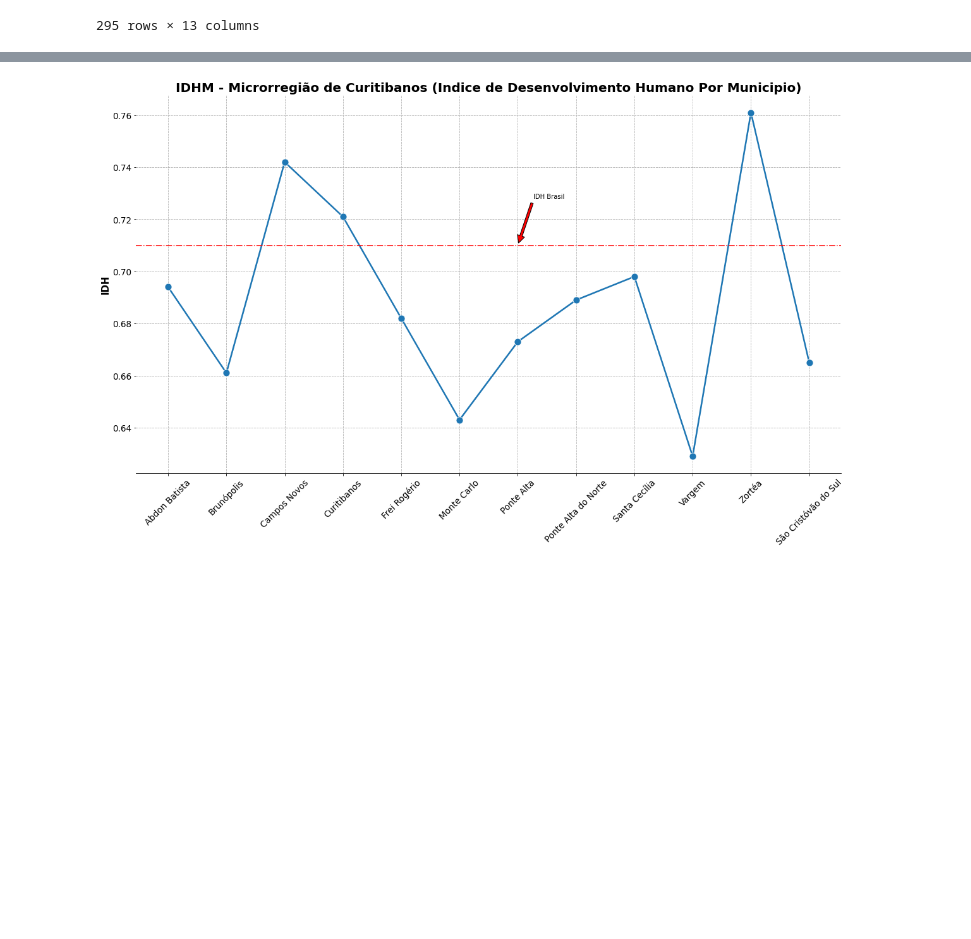
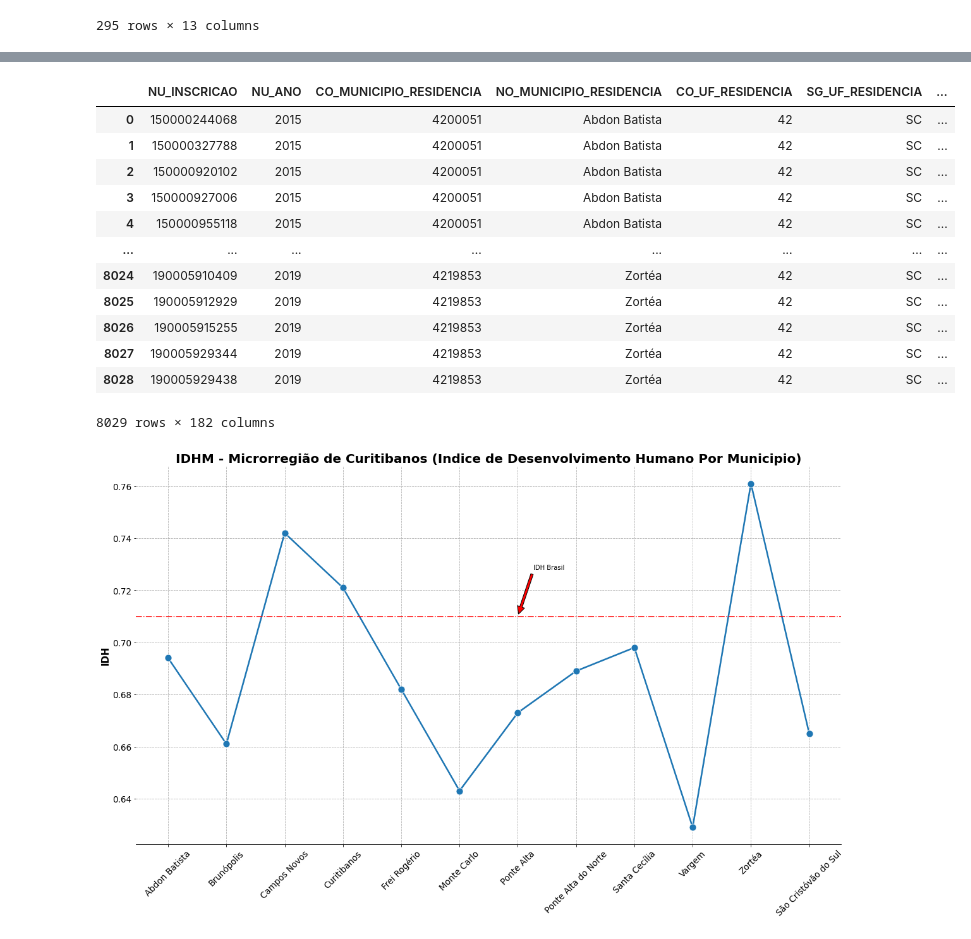
Before and after one commit to NophaieViscente/AnaliseDadosENEM, a Jupyter notebook: Analisando_Dados_da_Educação_ENEM_SC_Mesorregião_Serrana_|_Microrregião_de_Curitibanos.ipynb, the cells around one changed output, grey strips where cells are left out. Drawn from its saved outputs; the diff is of its cells as text; code cells hidden in the pictures; blank space fills up the shorter version.

```diff
--- a/Analisando_Dados_da_Educação_ENEM_SC_Mesorregião_Serrana_|_Microrregião_de_Curitibanos.ipynb
+++ b/Analisando_Dados_da_Educação_ENEM_SC_Mesorregião_Serrana_|_Microrregião_de_Curitibanos.ipynb
@@ -319,6 +319,24 @@ dados_IBGE_regiao_serrana
 # %%
 # Retirando as vírgulas e colocando ponto nas Strings IDHM
 dados_IBGE_regiao_serrana['IDHM'] = dados_IBGE_regiao_serrana['IDHM'].apply(lambda x : float(str(x).replace(',','.')))
+dados_IBGE_regiao_serrana['ESCOLARIZACAO'] = dados_IBGE_regiao_serrana['ESCOLARIZACAO'].apply(lambda x : float(str(x).replace(',','.')))
 dados_completos_ENEM_IBGE = pd.merge(dados_rs_sem_nota_zero, dados_IBGE_regiao_serrana,
                                      how='left',left_on=['CO_MUNICIPIO_RESIDENCIA'],right_on=['CODIGO_MUNICIPIO'])
+# %%
+# Conferindo a junção dos dois DataFrames()
+dados_completos_ENEM_IBGE
+# %% [output]
+|  | NU_INSCRICAO | NU_ANO | CO_MUNICIPIO_RESIDENCIA | NO_MUNICIPIO_RESIDENCIA | CO_UF_RESIDENCIA | SG_UF_RESIDENCIA | ... |
+| 0 | 150000244068 | 2015 | 4200051 | Abdon Batista | 42 | SC | ... |
+| 1 | 150000327788 | 2015 | 4200051 | Abdon Batista | 42 | SC | ... |
+| 2 | 150000920102 | 2015 | 4200051 | Abdon Batista | 42 | SC | ... |
+| 3 | 150000927006 | 2015 | 4200051 | Abdon Batista | 42 | SC | ... |
+| 4 | 150000955118 | 2015 | 4200051 | Abdon Batista | 42 | SC | ... |
+| ... | ... | ... | ... | ... | ... | ... | ... |
+| 8024 | 190005910409 | 2019 | 4219853 | Zortéa | 42 | SC | ... |
+| 8025 | 190005912929 | 2019 | 4219853 | Zortéa | 42 | SC | ... |
+| 8026 | 190005915255 | 2019 | 4219853 | Zortéa | 42 | SC | ... |
+| 8027 | 190005929344 | 2019 | 4219853 | Zortéa | 42 | SC | ... |
+| 8028 | 190005929438 | 2019 | 4219853 | Zortéa | 42 | SC | ... |
+8029 rows × 182 columns
 # %%
```
Also changed, not shown: parts of 7 cells of this notebook.
